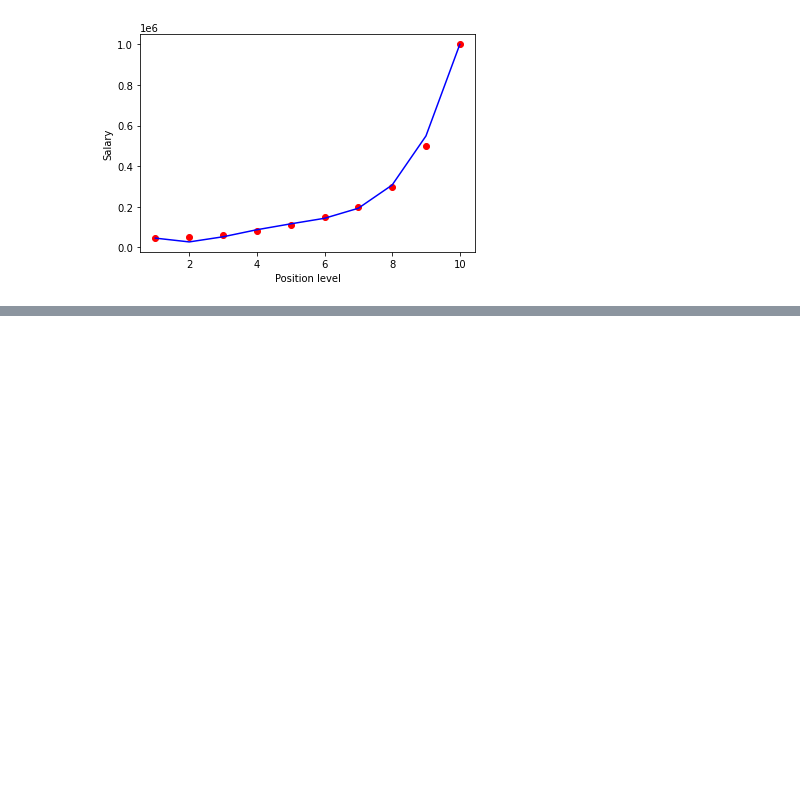
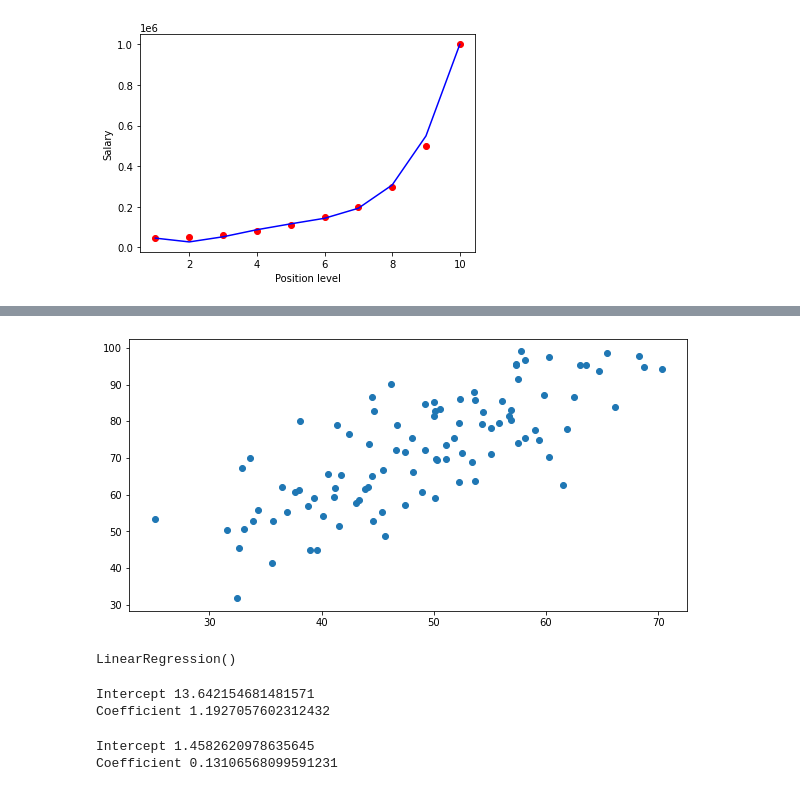
Before and after one commit to portablepro71/AI-Learning, a Jupyter notebook: 8Lesson.ipynb, the cells around one changed output, grey strips where cells are left out. Cells and saved outputs as stored; diff of their text form; code cells hidden in the pictures; blank space fills up the shorter version.

```diff
--- a/8Lesson.ipynb
+++ b/8Lesson.ipynb
@@ -94,0 +217,7 @@ plt.show()
+# %%
+plt.rcParams['figure.figsize'] = (10,5)
+from sklearn.metrics import r2_score, mean_squared_error, mean_absolute_error
+from math import sqrt
+# %%
+cols = ['a','b']
+dataset = pd.read_csv('data.csv', header = None, names = cols)
@@ -94,0 +233,14 @@ plt.show()
+# %%
+x = dataset.drop('b', axis= True)
+y = dataset['b']
+# %%
+plt.scatter(x,y)
+plt.show()
+# %% [output]
+[figure, added]
+# %%
+from sklearn.linear_model import LinearRegression
+lr = LinearRegression()
+lr.fit(x,y)
+# %% [output]
+LinearRegression()
@@ -94,0 +249,6 @@ plt.show()
+# %%
+print('Intercept',lr.intercept_)
+print('Coefficient', lr.coef_[0])
+# %% [output]
+Intercept 13.642154681481571
+Coefficient 1.1927057602312432
@@ -94,0 +258,19 @@ plt.show()
+# %%
+m = 0
+c = 0
+L = 0.0001
+epochs = 1000
+n = float(len(X))
+
+for i in range(epochs):
+    Ypred = m*X+c
+    D_m = (-2/n) * sum(X*(Y-Ypred))
+    D_c = (-2/n) * sum(Y-Ypred)
+    m = m - L * D_m
+    c = c - L * D_c
+
+print('Intercept', m)
+print('Coefficient', c)
+# %% [output]
+Intercept 1.4582620978635645
+Coefficient 0.13106568099591231
```
Also changed, not shown: parts of 27 cells of this notebook.
